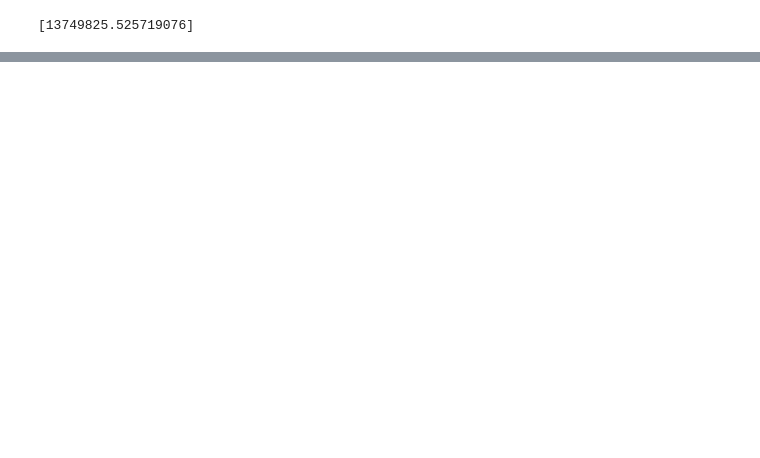
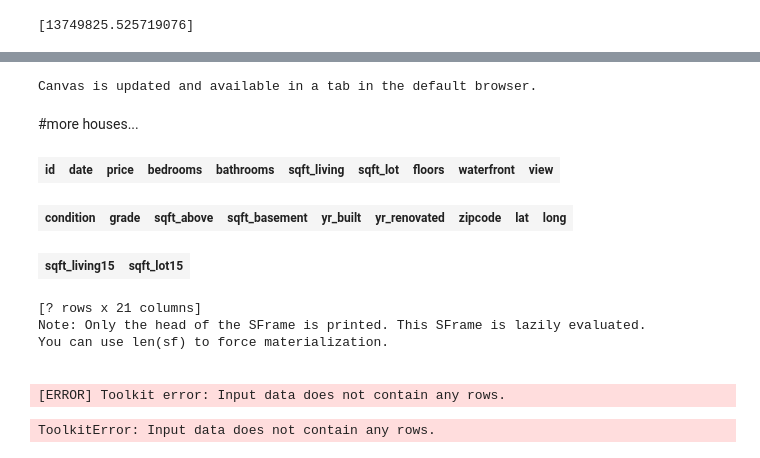
Before and after one commit to Sohojoe/Machine-Learning-Foundations, a Jupyter notebook: Regression- Predicting House Prices/Joe - Predicting House Prices.ipynb, the cells around one changed output, grey strips where cells are left out. Saved outputs shown, nothing was run; the diff lists cells and outputs as text; code cells hidden in the pictures; blank space fills up the shorter version.

```diff
--- a/Regression- Predicting House Prices/Joe - Predicting House Prices.ipynb
+++ b/Regression- Predicting House Prices/Joe - Predicting House Prices.ipynb
@@ -243,0 +340,24 @@ print my_features_model.predict(graphlab.SFrame(bill_gates))
+# %%
+z['price'].show()
+# %% [output]
+Canvas is updated and available in a tab in the default browser.
+# %% [markdown]
+#more houses...
+# %%
+house3 = sales[(sales['id']=='4232901860 ')]
+# %%
+house3
+# %% [output]
+| id | date | price | bedrooms | bathrooms | sqft_living | sqft_lot | floors | waterfront | view |
+| condition | grade | sqft_above | sqft_basement | yr_built | yr_renovated | zipcode | lat | long |
+| sqft_living15 | sqft_lot15 |
+[? rows x 21 columns]
+Note: Only the head of the SFrame is printed. This SFrame is lazily evaluated.
+You can use len(sf) to force materialization.
+# %% [markdown]
+<pic src = 'https://ssl.cdn-redfin.com/photo/1/bigphoto/302/4232901860.jpg'>
+# %%
+print sqft_model.predict(house3)
+# %% [output]
+[ERROR] Toolkit error: Input data does not contain any rows.
+ToolkitError: Input data does not contain any rows.
```
Also changed, not shown: parts of 18 cells of this notebook.
